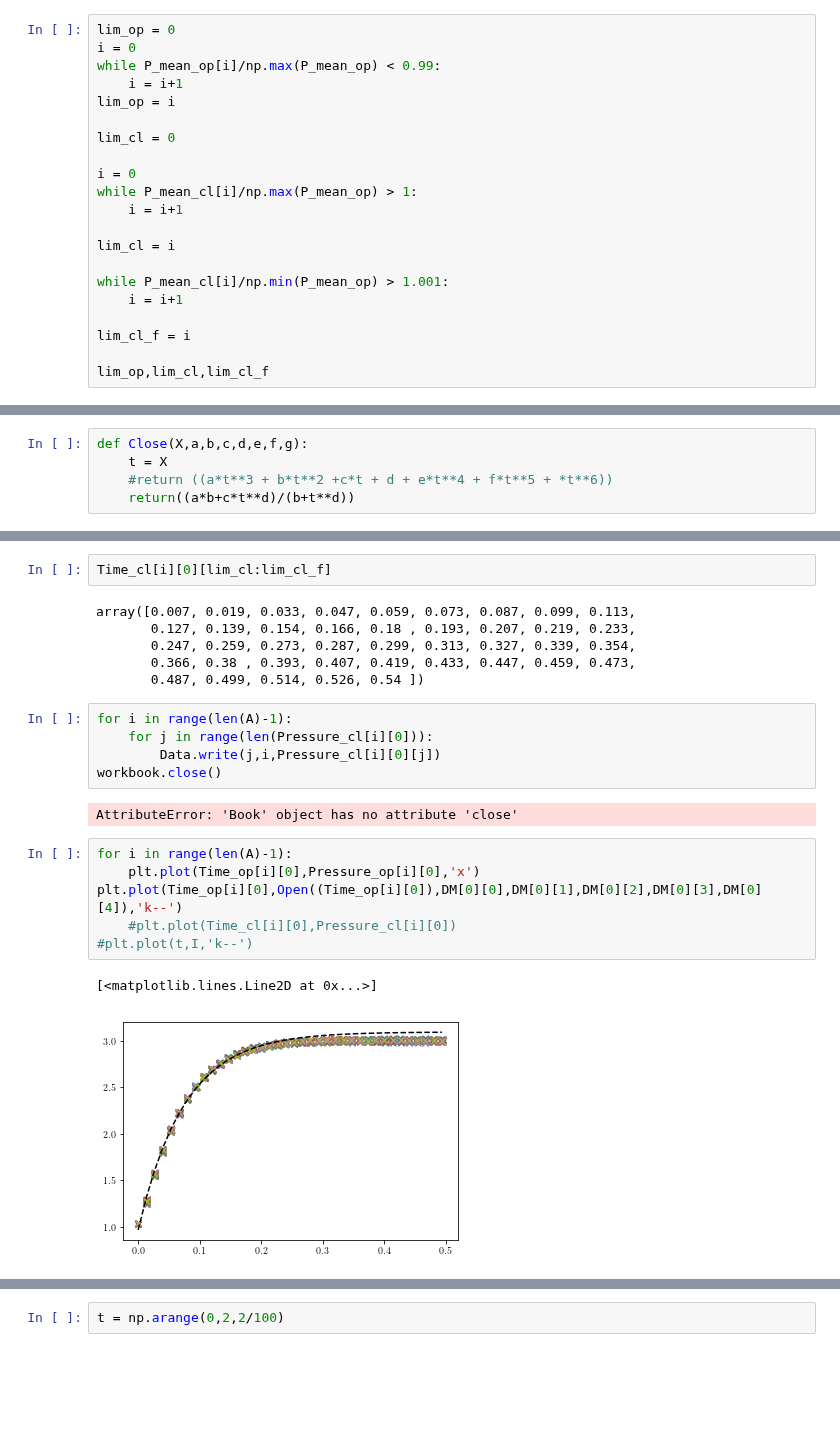
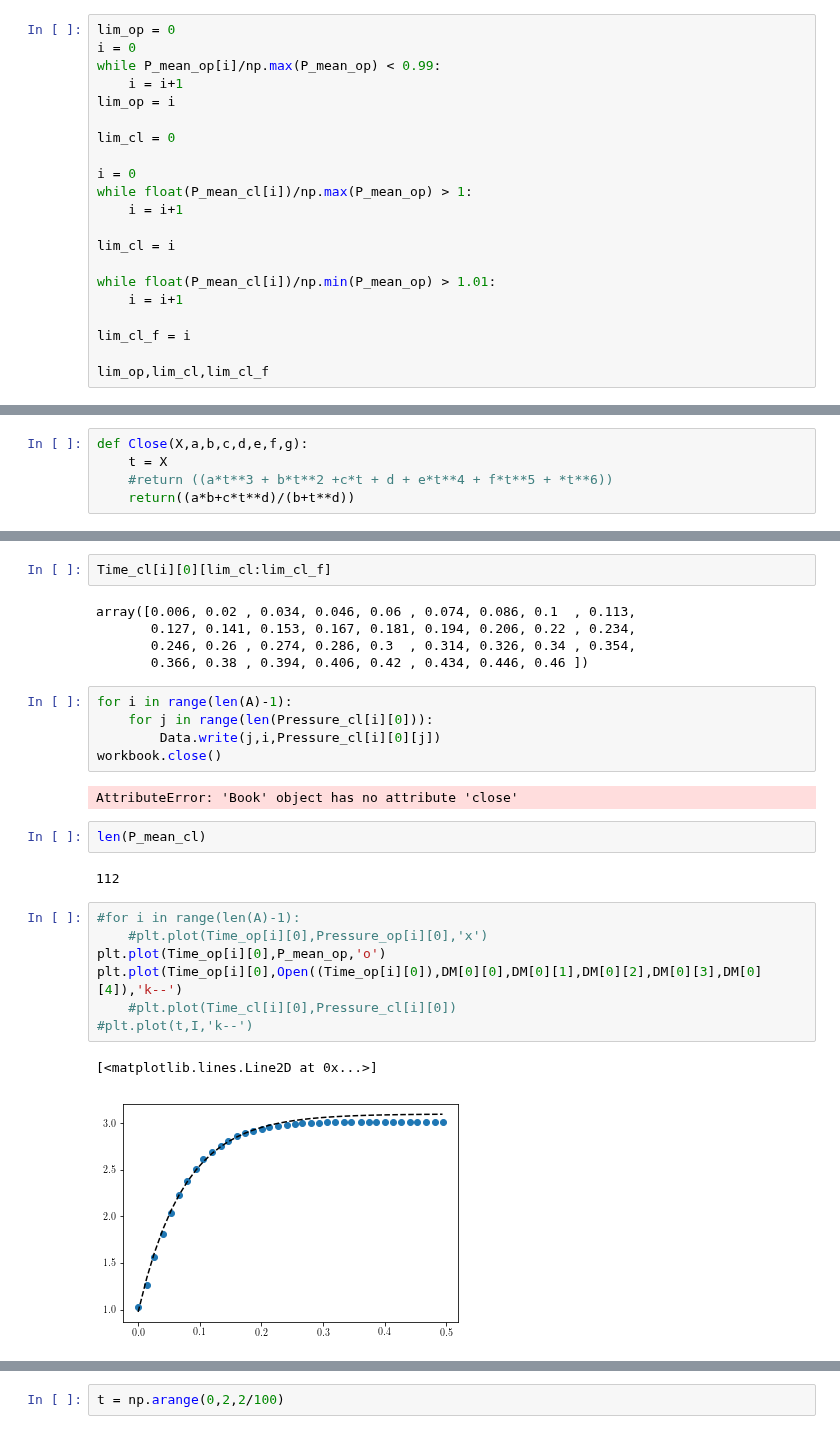
Before and after one commit to gfidelisp/Jupyter, a Jupyter notebook: Codemig/Hydraulics/Hydraulics.ipynb, the cells around one changed output, grey strips where cells are left out. Saved outputs shown, nothing was run; the diff lists cells and outputs as text; blank space fills up the shorter version.

```diff
--- a/Codemig/Hydraulics/Hydraulics.ipynb
+++ b/Codemig/Hydraulics/Hydraulics.ipynb
@@ -97,12 +108,12 @@ lim_op = i
 lim_cl = 0
 
 i = 0
-while P_mean_cl[i]/np.max(P_mean_op) > 1:
+while float(P_mean_cl[i])/np.max(P_mean_op) > 1:
     i = i+1
 
 lim_cl = i
 
-while P_mean_cl[i]/np.min(P_mean_op) > 1.001:
+while float(P_mean_cl[i])/np.min(P_mean_op) > 1.01:
     i = i+1
 
 lim_cl_f = i
@@ -139,11 +150,10 @@ array([2.97991735e+00, 2.81225909e-05, 1.05394688e+00, 7.07884105e+00,
 # %%
 Time_cl[i][0][lim_cl:lim_cl_f]
 # %% [output]
-array([0.007, 0.019, 0.033, 0.047, 0.059, 0.073, 0.087, 0.099, 0.113,
-       0.127, 0.139, 0.154, 0.166, 0.18 , 0.193, 0.207, 0.219, 0.233,
-       0.247, 0.259, 0.273, 0.287, 0.299, 0.313, 0.327, 0.339, 0.354,
-       0.366, 0.38 , 0.393, 0.407, 0.419, 0.433, 0.447, 0.459, 0.473,
-       0.487, 0.499, 0.514, 0.526, 0.54 ])
+array([0.006, 0.02 , 0.034, 0.046, 0.06 , 0.074, 0.086, 0.1  , 0.113,
+       0.127, 0.141, 0.153, 0.167, 0.181, 0.194, 0.206, 0.22 , 0.234,
+       0.246, 0.26 , 0.274, 0.286, 0.3  , 0.314, 0.326, 0.34 , 0.354,
+       0.366, 0.38 , 0.394, 0.406, 0.42 , 0.434, 0.446, 0.46 ])
 # %%
 for i in range(len(A)-1):
     for j in range(len(Pressure_cl[i][0])):
@@ -151,12 +161,17 @@ for i in range(len(A)-1):
 workbook.close()
 # %% [output]
 AttributeError: 'Book' object has no attribute 'close'
+# %%
+len(P_mean_cl)
+# %% [output]
+112
 # %%
-for i in range(len(A)-1):
-    plt.plot(Time_op[i][0],Pressure_op[i][0],'x')
+#for i in range(len(A)-1):
+    #plt.plot(Time_op[i][0],Pressure_op[i][0],'x')
+plt.plot(Time_op[i][0],P_mean_op,'o')
 plt.plot(Time_op[i][0],Open((Time_op[i][0]),DM[0][0],DM[0][1],DM[0][2],DM[0][3],DM[0][4]),'k--')
     #plt.plot(Time_cl[i][0],Pressure_cl[i][0])
 #plt.plot(t,I,'k--')
 # %% [output]
 [<matplotlib.lines.Line2D at 0x...>]
-[figure, old version]
+[figure, new version]
```
Also changed, not shown: parts of 17 cells of this notebook, 4 other files.
